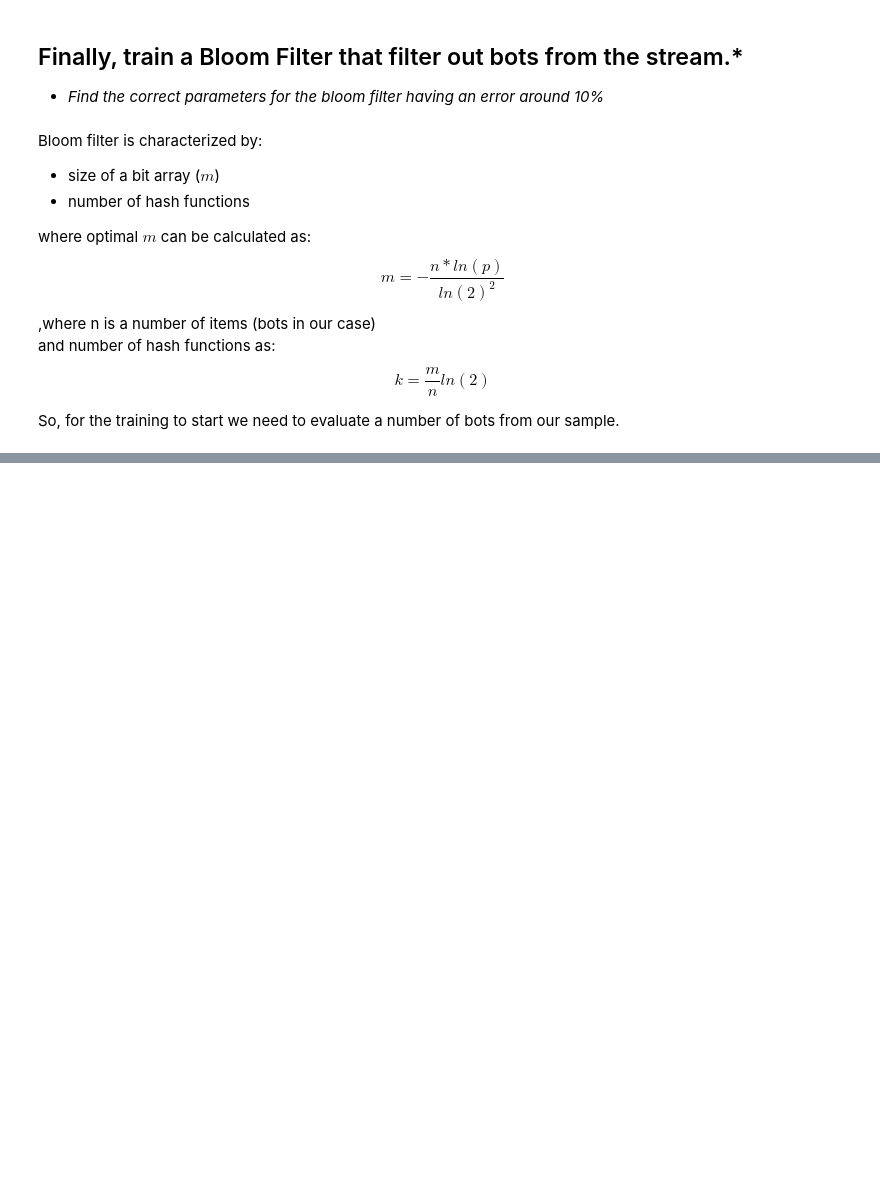
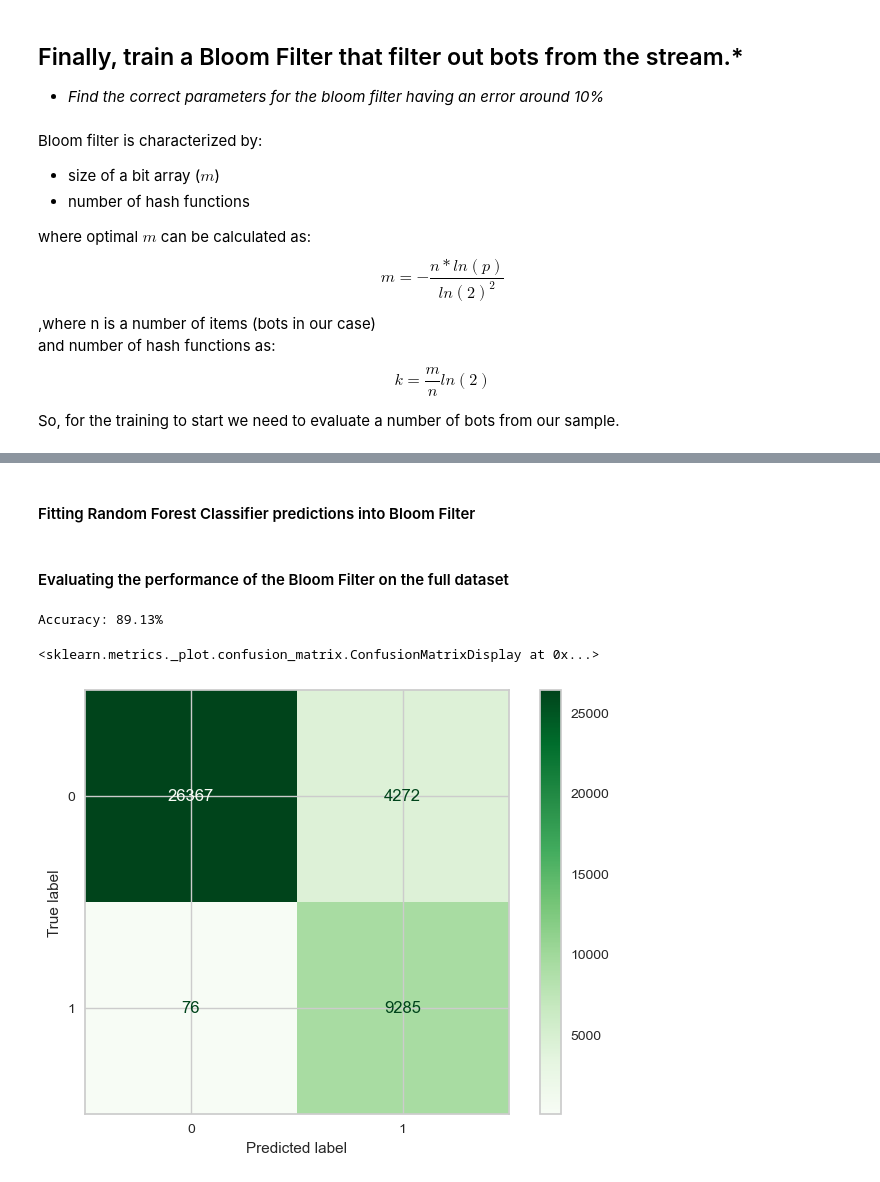
Before and after one commit to ansu0122/ucu-mmds, a Jupyter notebook: src/homework2/bots_detection.ipynb, the cells around one changed output, grey strips where cells are left out. Cells and saved outputs as stored; diff of their text form; code cells hidden in the pictures; blank space fills up the shorter version.

Commit message:
homework 2 consolidated

```diff
--- a/src/homework2/bots_detection.ipynb
+++ b/src/homework2/bots_detection.ipynb
@@ -330,5 +376,0 @@ class BloomFilter:
-# %%
-df = pd.read_csv('ucu-mmds/src/homework2/sampled_events_id.csv')
-
-filter = BloomFilter(int(m), int(k)+1)
-filter.add_all(df['user'].to_list())
@@ -340,0 +377,18 @@ False
+# %%
+def fit_bloom_filter(data: Series, predictions: list, filter: BloomFilter) -> tuple[BloomFilter, list[str]]:
+    """
+    Fits a Bloom filter with bot usernames based on predictions.
+
+    Args:
+    - data (DataFrame): The input data.
+    - predictions (list): The list of bot predictions.
+    - filter (BloomFilter): The Bloom filter object.
+
+    Returns:
+    - tuple[BloomFilter, list[str]]: The fitted Bloom filter object and the list of bot usernames.
+    """
+    bot_usernames = data[predictions == 1]
+    for bot_username in bot_usernames:
+        filter.add(bot_username)
+
+    return filter, bot_usernames
@@ -340,0 +435,19 @@ False
+# %% [markdown]
+#### Fitting Random Forest Classifier predictions into Bloom Filter
+# %%
+p = 0.1  # 10% error rate
+n = count_unique_bots(data['user'], data['bot'])
+m, k = bloom_filter_params(n, p)
+
+bloom_filter  = BloomFilter(int(m), int(k))
+bloom_filter, bot_usernames = fit_bloom_filter(X['user'], y_pred_full, bloom_filter)
+# %% [markdown]
+#### Evaluating the performance of the Bloom Filter on the full dataset
+# %%
+y_pred_bf = bloom_filter.predict(X['user'])
+print(f"Accuracy: {np.mean(y == y_pred_bf)*100:.2f}%")
+ConfusionMatrixDisplay.from_predictions(y, y_pred_bf, cmap=plt.cm.Greens)
+# %% [output]
+Accuracy: 89.13%
+<sklearn.metrics._plot.confusion_matrix.ConfusionMatrixDisplay at 0x...>
+[figure, added]
```
Also changed, not shown: parts of 26 cells of this notebook.
